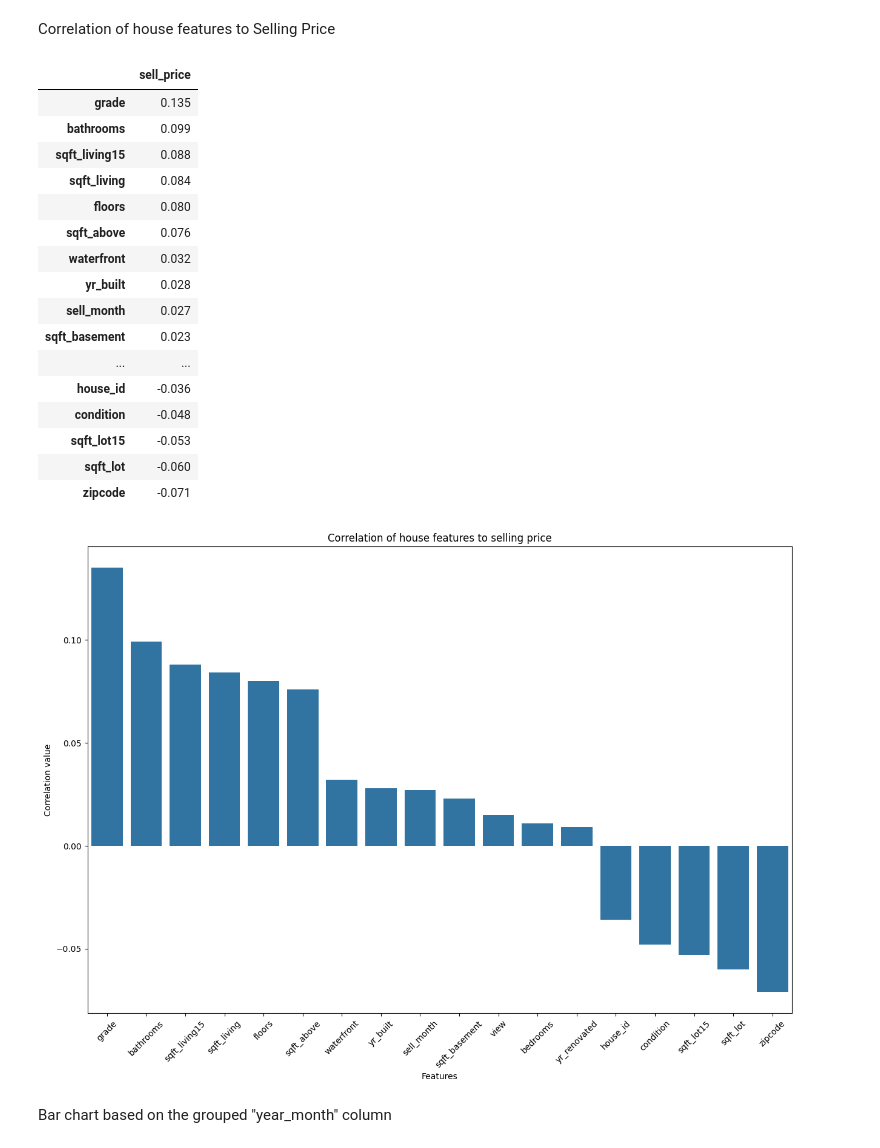
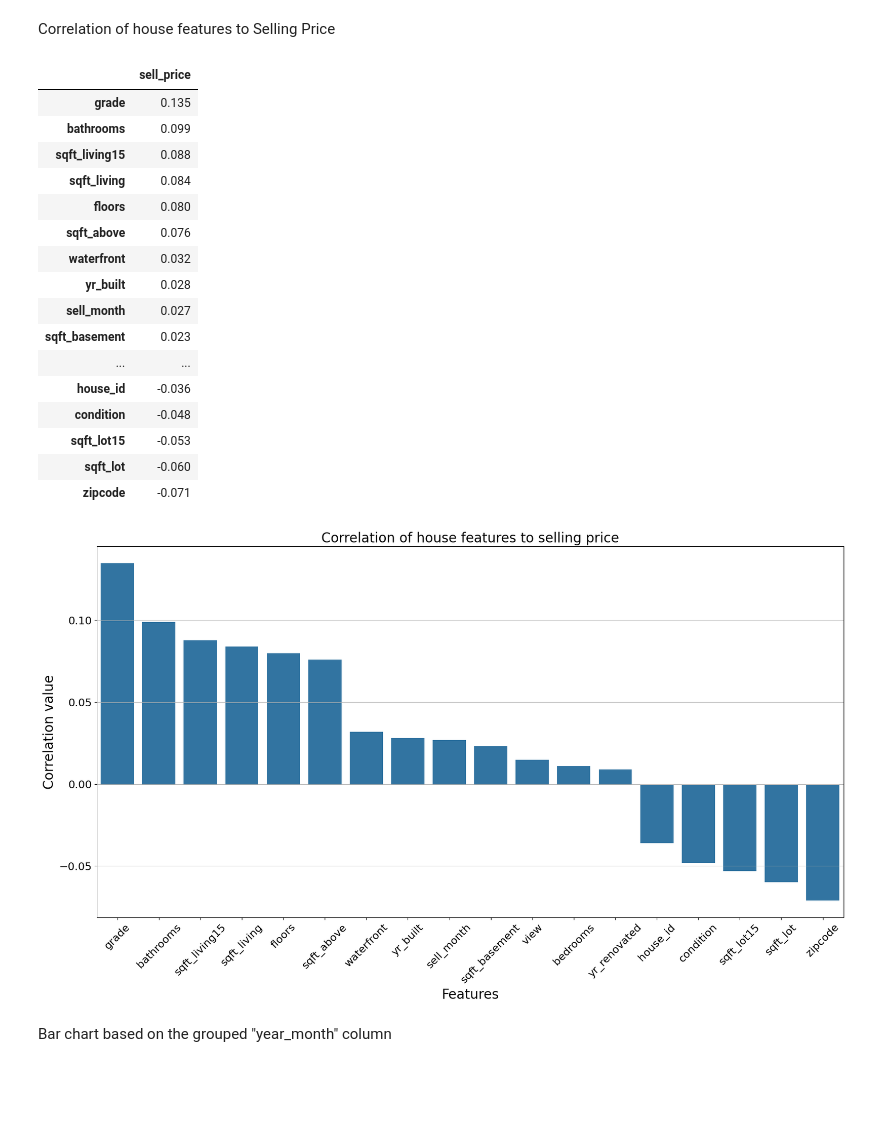
Before and after one commit to jale2025/ds-eda-project-template, a Jupyter notebook: result.ipynb, the cells around one changed output. Drawn from its saved outputs; the diff is of its cells as text; code cells hidden in the pictures; blank space fills up the shorter version.

```diff
--- a/result.ipynb
+++ b/result.ipynb
@@ -310,35 +315,37 @@ plt.show()
 # %% [markdown]
 Correlation of house features to Selling Price
 # %%
-fig, ax = plt.subplots(figsize=(15, 10))
+fig, ax = plt.subplots(figsize=(20, 10))
 single_corr_df = df_40_to_60.corr(numeric_only=True)[['sell_price']].sort_values(by='sell_price', ascending=False)
 single_corr_df = single_corr_df.drop(["sell_price", "lat", "long"])
 single_corr_df["sell_price"] = single_corr_df["sell_price"].round(3)
-ax.set_title("Correlation of house features to selling price")
-ax.set_xlabel("Features")
-ax.set_ylabel("Correlation value")
+ax.set_title("Correlation of house features to selling price", fontdict={"size": 20})
+ax.set_xlabel("Features", fontdict={"size": 20})
+ax.set_ylabel("Correlation value", fontdict={"size": 20})
 sns.barplot(x=single_corr_df.index, y=single_corr_df["sell_price"])
-plt.xticks(rotation=45)
+plt.xticks(rotation=45, fontsize=16)
+plt.yticks(fontsize=16)
+ax.grid(axis='y')
 single_corr_df
 # %% [output]
 |  | sell_price |
 | grade | 0.135 |
 | bathrooms | 0.099 |
 | sqft_living15 | 0.088 |
 | sqft_living | 0.084 |
 | floors | 0.080 |
 | sqft_above | 0.076 |
 | waterfront | 0.032 |
 | yr_built | 0.028 |
 | sell_month | 0.027 |
 | sqft_basement | 0.023 |
 | ... | ... |
 | house_id | -0.036 |
 | condition | -0.048 |
 | sqft_lot15 | -0.053 |
 | sqft_lot | -0.060 |
 | zipcode | -0.071 |
-[figure, old version]
+[figure, new version]
 # %% [markdown]
 Bar chart based on the grouped "year_month" column
 # %%
```
Also changed, not shown: parts of 8 cells of this notebook, 14 other files.
